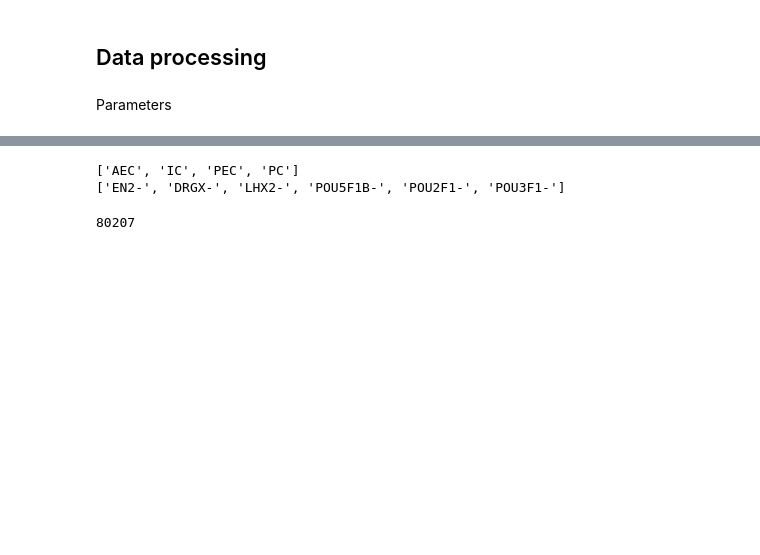
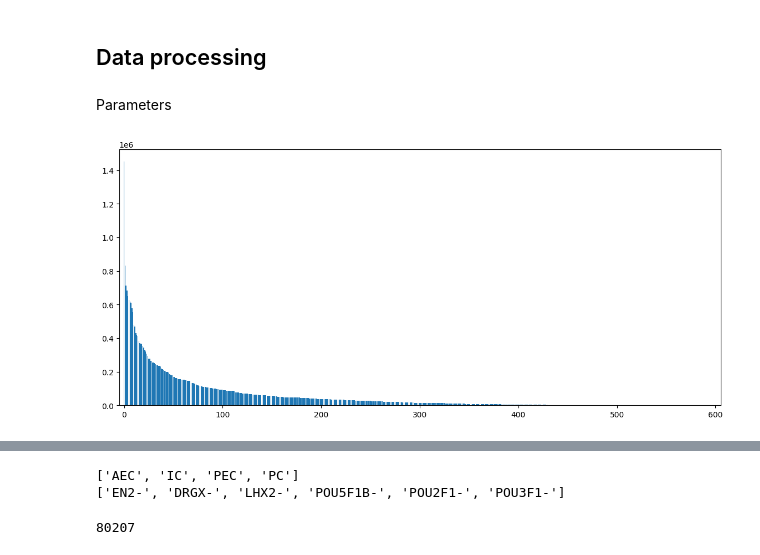
Before and after one commit to dauinh/TFBS_Cell_project, a Jupyter notebook: TFBS_Cell_project.ipynb, the cells around one changed output, grey strips where cells are left out. Cells and saved outputs as stored; diff of their text form; code cells hidden in the pictures; blank space fills up the shorter version.

Commit message:
Plot for TF freq

```diff
--- a/TFBS_Cell_project.ipynb
+++ b/TFBS_Cell_project.ipynb
@@ -511,3 +514,24 @@ F = data2dict(raw)
 #         row = row.decode('utf-8').replace('\n', '').split('\t')
 #         raw.append(row[:2] + reverse_seq(row[2:]))
 # F = data2dict(raw)
+# %%
+from pprint import pprint
+import matplotlib.pyplot as plt
+
+worddict = {}
+worddict_dir = {}
+for seq in raw:
+    for tf in seq[2:]:
+        worddict[tf[:-1]] = worddict.get(tf[:-1], 0) + 1
+        worddict_dir[tf] = worddict_dir.get(tf, 0) + 1
+
+sorted_worddict = sorted(worddict.items(), key=lambda x:x[1], reverse=True)
+sorted_worddict_dir = sorted(worddict_dir.items(), key=lambda x:x[1], reverse=True)
+# %%
+n = len(sorted_worddict)
+plt.figure(figsize=(14,6))
+plt.bar(list(range(n)), [i[1] for i in sorted_worddict])
+plt.xlim(left=-5)
+plt.show()
+# %% [output]
+[figure, added]
```
Also changed, not shown: parts of 6 cells of this notebook.
